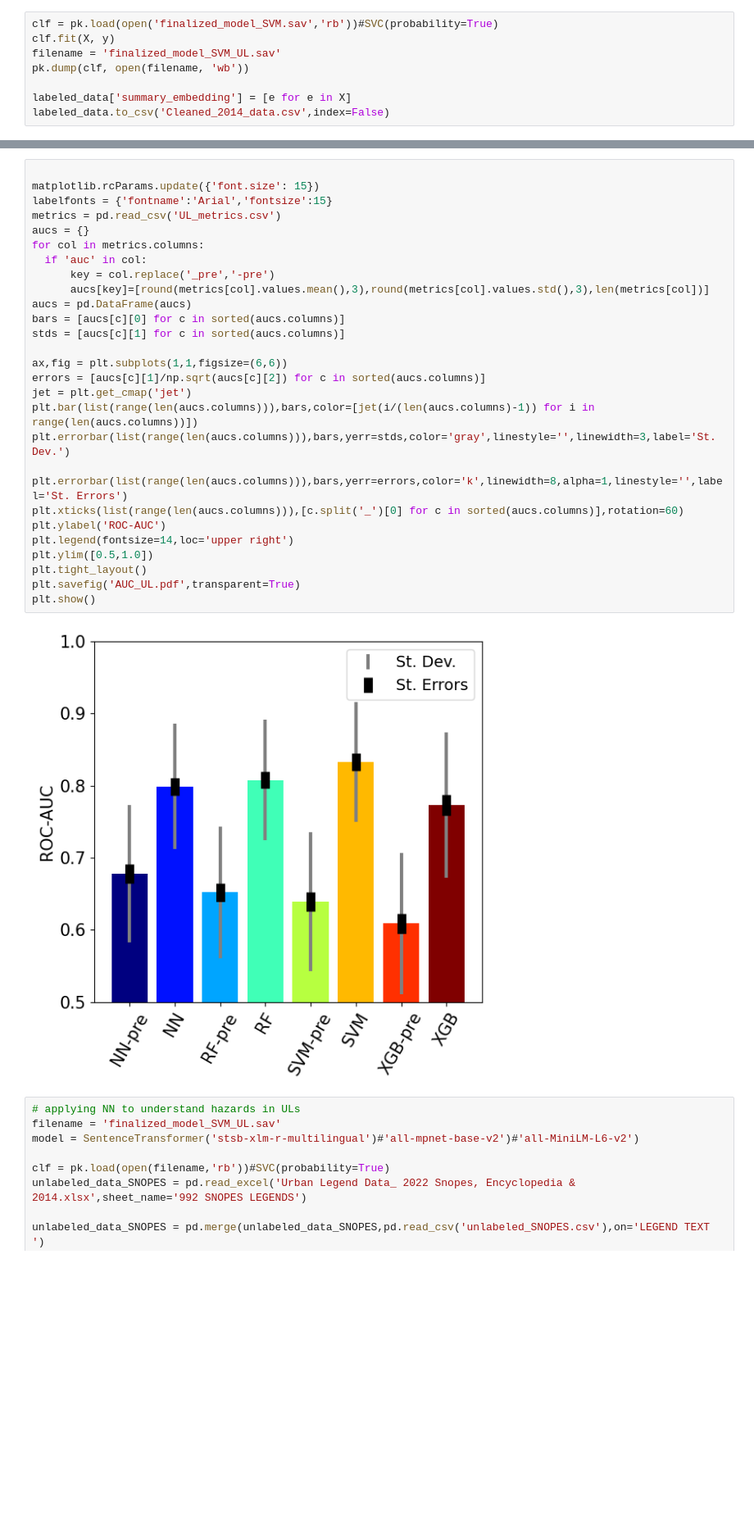
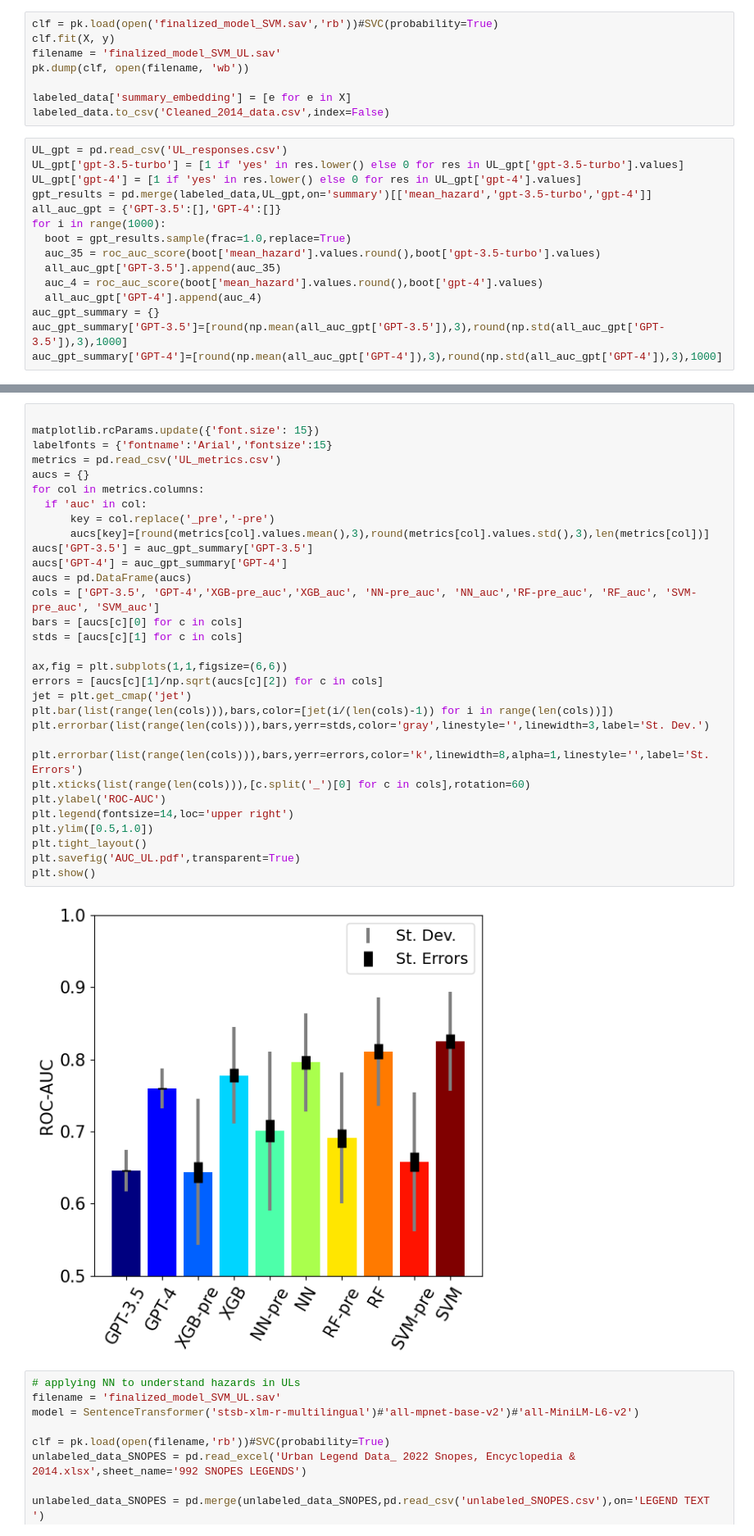
Before and after one commit to KeithBurghardt/Hazards, a Jupyter notebook: NegativelyBiasedCredulityPred.ipynb, the cells around one changed output, grey strips where cells are left out. Shown at 82% size. Saved outputs shown, nothing was run; the diff lists cells and outputs as text; blank space fills up the shorter version.

```diff
--- a/NegativelyBiasedCredulityPred.ipynb
+++ b/NegativelyBiasedCredulityPred.ipynb
@@ -1060,3 +1180,18 @@ pk.dump(clf, open(filename, 'wb'))
 
 labeled_data['summary_embedding'] = [e for e in X]
 labeled_data.to_csv('Cleaned_2014_data.csv',index=False)
+# %%
+UL_gpt = pd.read_csv('UL_responses.csv')
+UL_gpt['gpt-3.5-turbo'] = [1 if 'yes' in res.lower() else 0 for res in UL_gpt['gpt-3.5-turbo'].values]
+UL_gpt['gpt-4'] = [1 if 'yes' in res.lower() else 0 for res in UL_gpt['gpt-4'].values]
+gpt_results = pd.merge(labeled_data,UL_gpt,on='summary')[['mean_hazard','gpt-3.5-turbo','gpt-4']]
+all_auc_gpt = {'GPT-3.5':[],'GPT-4':[]}
+for i in range(1000):
+  boot = gpt_results.sample(frac=1.0,replace=True)
+  auc_35 = roc_auc_score(boot['mean_hazard'].values.round(),boot['gpt-3.5-turbo'].values)
+  all_auc_gpt['GPT-3.5'].append(auc_35)
+  auc_4 = roc_auc_score(boot['mean_hazard'].values.round(),boot['gpt-4'].values)
+  all_auc_gpt['GPT-4'].append(auc_4)
+auc_gpt_summary = {}
+auc_gpt_summary['GPT-3.5']=[round(np.mean(all_auc_gpt['GPT-3.5']),3),round(np.std(all_auc_gpt['GPT-3.5']),3),1000]
+auc_gpt_summary['GPT-4']=[round(np.mean(all_auc_gpt['GPT-4']),3),round(np.std(all_auc_gpt['GPT-4']),3),1000]
@@ -1063,33 +1204,36 @@ labeled_data.to_csv('Cleaned_2014_data.csv',index=False)
 # %%
 
 matplotlib.rcParams.update({'font.size': 15})
 labelfonts = {'fontname':'Arial','fontsize':15}
 metrics = pd.read_csv('UL_metrics.csv')
 aucs = {}
 for col in metrics.columns:
   if 'auc' in col:
       key = col.replace('_pre','-pre')
       aucs[key]=[round(metrics[col].values.mean(),3),round(metrics[col].values.std(),3),len(metrics[col])]
+aucs['GPT-3.5'] = auc_gpt_summary['GPT-3.5']
+aucs['GPT-4'] = auc_gpt_summary['GPT-4']
 aucs = pd.DataFrame(aucs)
-bars = [aucs[c][0] for c in sorted(aucs.columns)]
-stds = [aucs[c][1] for c in sorted(aucs.columns)]
+cols = ['GPT-3.5', 'GPT-4','XGB-pre_auc','XGB_auc', 'NN-pre_auc', 'NN_auc','RF-pre_auc', 'RF_auc', 'SVM-pre_auc', 'SVM_auc']
+bars = [aucs[c][0] for c in cols]
+stds = [aucs[c][1] for c in cols]
 
 ax,fig = plt.subplots(1,1,figsize=(6,6))
-errors = [aucs[c][1]/np.sqrt(aucs[c][2]) for c in sorted(aucs.columns)]
+errors = [aucs[c][1]/np.sqrt(aucs[c][2]) for c in cols]
 jet = plt.get_cmap('jet')
-plt.bar(list(range(len(aucs.columns))),bars,color=[jet(i/(len(aucs.columns)-1)) for i in range(len(aucs.columns))])
-plt.errorbar(list(range(len(aucs.columns))),bars,yerr=stds,color='gray',linestyle='',linewidth=3,label='St. Dev.')
+plt.bar(list(range(len(cols))),bars,color=[jet(i/(len(cols)-1)) for i in range(len(cols))])
+plt.errorbar(list(range(len(cols))),bars,yerr=stds,color='gray',linestyle='',linewidth=3,label='St. Dev.')
 
-plt.errorbar(list(range(len(aucs.columns))),bars,yerr=errors,color='k',linewidth=8,alpha=1,linestyle='',label='St. Errors')
-plt.xticks(list(range(len(aucs.columns))),[c.split('_')[0] for c in sorted(aucs.columns)],rotation=60)
+plt.errorbar(list(range(len(cols))),bars,yerr=errors,color='k',linewidth=8,alpha=1,linestyle='',label='St. Errors')
+plt.xticks(list(range(len(cols))),[c.split('_')[0] for c in cols],rotation=60)
 plt.ylabel('ROC-AUC')
 plt.legend(fontsize=14,loc='upper right')
 plt.ylim([0.5,1.0])
 plt.tight_layout()
 plt.savefig('AUC_UL.pdf',transparent=True)
 plt.show()
 # %% [output]
-[figure, old version]
+[figure, new version]
 # %%
 # applying NN to understand hazards in ULs
 filename = 'finalized_model_SVM_UL.sav'
```
Also changed, not shown: parts of 17 cells of this notebook.
